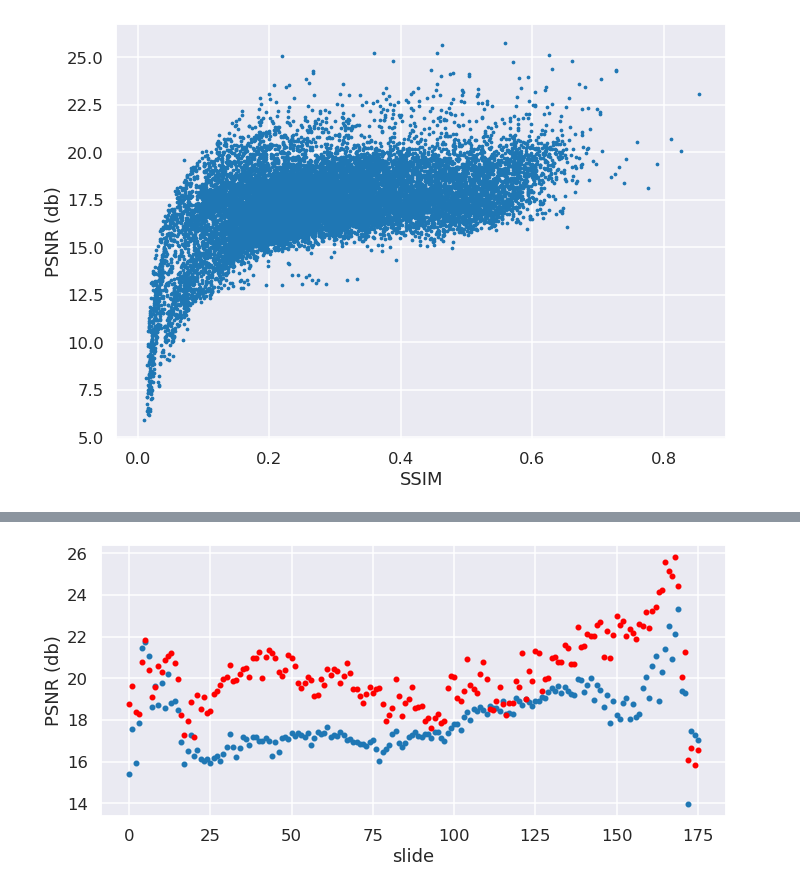
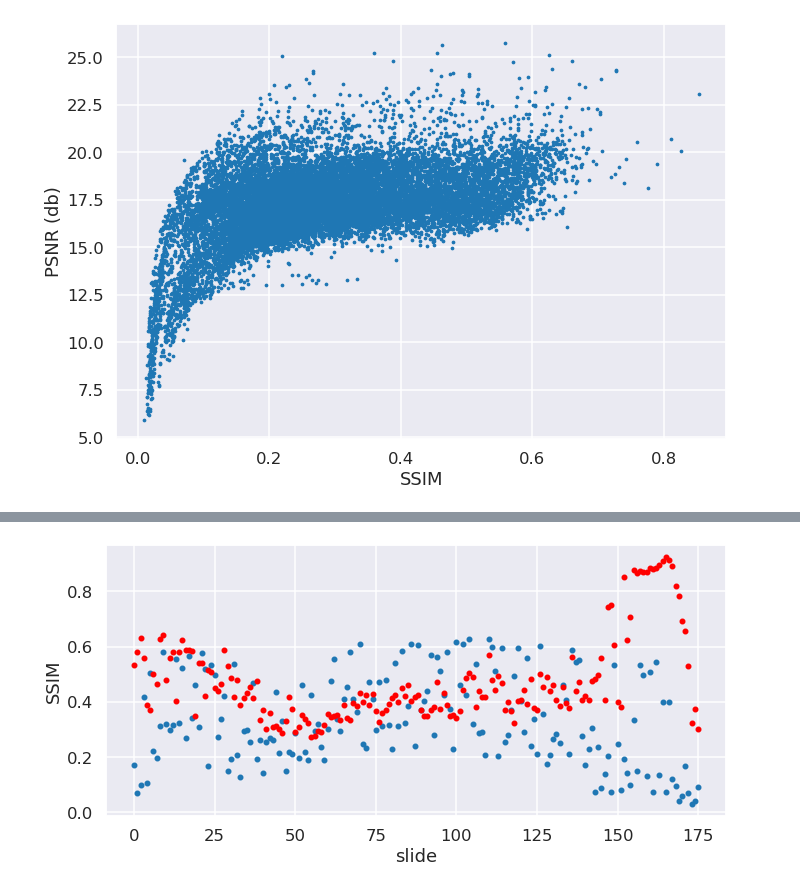
Before and after one commit to Mat092/MasterThesis, a Jupyter notebook: script/plot_psnr_ssim.ipynb, the cells around one changed output, grey strips where cells are left out. Cells and saved outputs as stored; diff of their text form; code cells hidden in the pictures.

```diff
--- a/script/plot_psnr_ssim.ipynb
+++ b/script/plot_psnr_ssim.ipynb
@@ -128,21 +195,20 @@ plt.show()
 # %%
-# scatter for value of psnr separated per scale and angle
+# scatter for value of ssim separated per case and angle
 
 dt = df_x2_t1
 
-angle_cond = dt['angle (deg)'] == 0.
-case_cond  = dt['case'] == 'case01104'
+angle_cond = dt['angle (deg)'] == 90
+case_cond  = dt['case'] == 'case01011'
 
 dt = dt[angle_cond & case_cond]
 
 fig, ax = plt.subplots(1,1, figsize=(10, 5))
-dt.plot.scatter(x='slide', y='psnr_sr_1', ax=ax)
-dt.plot.scatter(x='slide', y='psnr_bc', ax=ax, color='r')
+dt.plot.scatter(x='slide', y='ssim_sr_1', ax=ax)
+dt.plot.scatter(x='slide', y='ssim_bc', ax=ax, color='r')
 
-ax.set_ylabel('PSNR (db)')
-
+ax.set_ylabel('SSIM')
 
 plt.tight_layout()
 plt.show()
 # %% [output]
-[figure, old version]
+[figure, new version]
```
Also changed, not shown: parts of 11 cells of this notebook.
